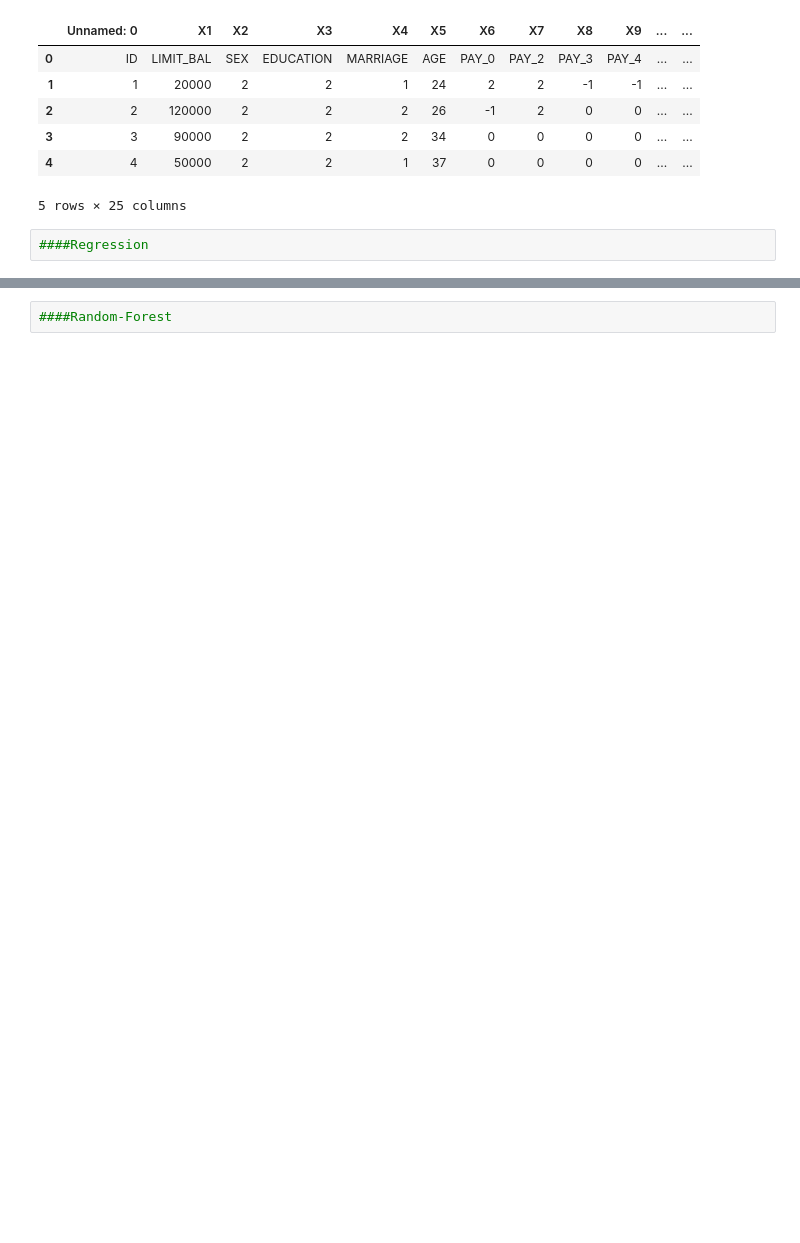
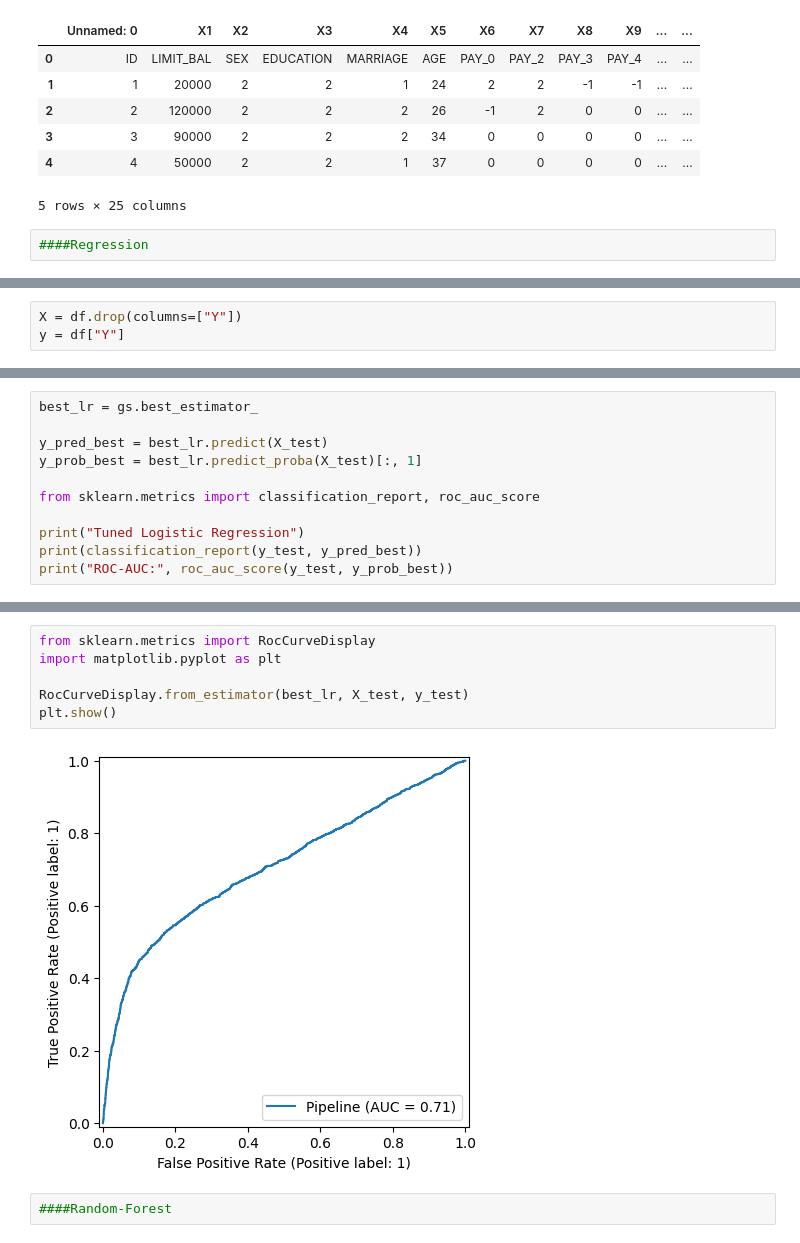
Before and after one commit to KOCCENG/ml-credit-risk-prediction, a Jupyter notebook: ml-credit-risk-prediction.ipynb, the cells around one changed output, grey strips where cells are left out. Drawn from its saved outputs; the diff is of its cells as text; blank space fills up the shorter version.

```diff
--- a/ml-credit-risk-prediction.ipynb
+++ b/ml-credit-risk-prediction.ipynb
@@ -15,0 +97,3 @@ df.head()
+# %%
+X = df.drop(columns=["Y"])
+y = df["Y"]
@@ -15,0 +199,11 @@ df.head()
+# %%
+best_lr = gs.best_estimator_
+
+y_pred_best = best_lr.predict(X_test)
+y_prob_best = best_lr.predict_proba(X_test)[:, 1]
+
+from sklearn.metrics import classification_report, roc_auc_score
+
+print("Tuned Logistic Regression")
+print(classification_report(y_test, y_pred_best))
+print("ROC-AUC:", roc_auc_score(y_test, y_prob_best))
@@ -16,2 +222,10 @@ df.head()
+# %%
+from sklearn.metrics import RocCurveDisplay
+import matplotlib.pyplot as plt
+
+RocCurveDisplay.from_estimator(best_lr, X_test, y_test)
+plt.show()
+# %% [output]
+[figure, added]
 # %%
 ####Random-Forest
```
Also changed, not shown: parts of 15 cells of this notebook, 1 other file.
